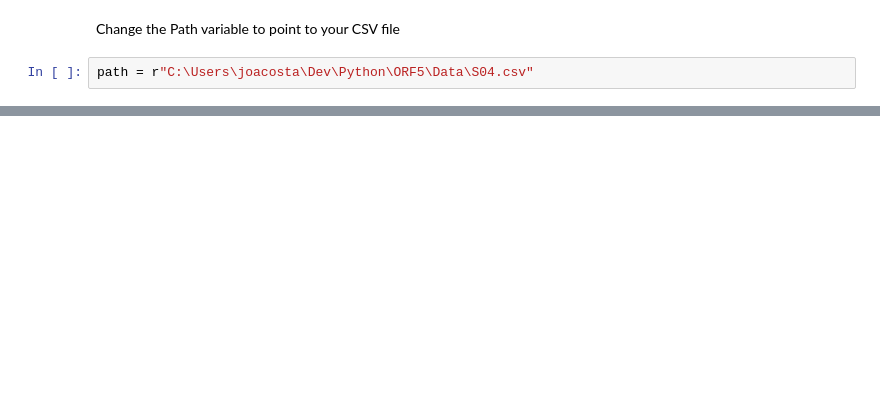
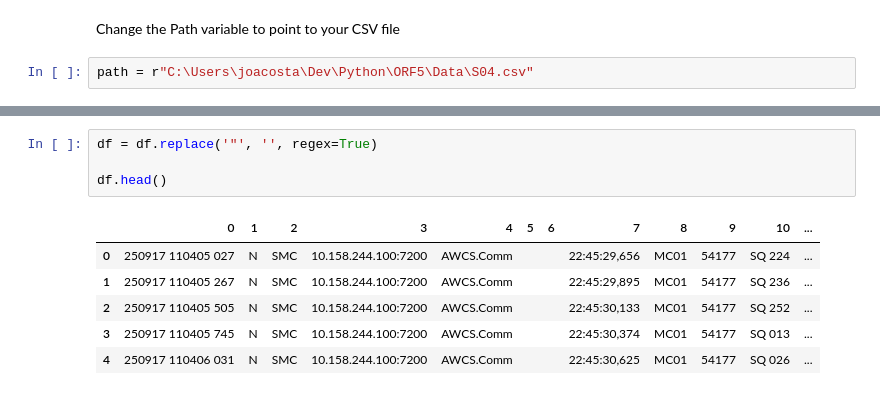
Before and after one commit to codesonicx/Amazon_ORF5_Analytics, a Jupyter notebook: S04_Check.ipynb, the cells around one changed output, grey strips where cells are left out. Drawn from its saved outputs; the diff is of its cells as text; blank space fills up the shorter version.

```diff
--- a/S04_Check.ipynb
+++ b/S04_Check.ipynb
@@ -32,3 +29,14 @@ df.head()
 | 2 | "250917 110405 505" | "N" | "SMC" | "10.158.244.100:7200" | "AWCS.Comm" | "" | "" | "22:45:30,133 | MC01 | 54177 | SQ 252 | ... |
 | 3 | "250917 110405 745" | "N" | "SMC" | "10.158.244.100:7200" | "AWCS.Comm" | "" | "" | "22:45:30,374 | MC01 | 54177 | SQ 013 | ... |
 | 4 | "250917 110406 031" | "N" | "SMC" | "10.158.244.100:7200" | "AWCS.Comm" | "" | "" | "22:45:30,625 | MC01 | 54177 | SQ 026 | ... |
+# %%
+df = df.replace('"', '', regex=True)
+
+df.head()
+# %% [output]
+|  | 0 | 1 | 2 | 3 | 4 | 5 | 6 | 7 | 8 | 9 | 10 | ... |
+| 0 | 250917 110405 027 | N | SMC | 10.158.244.100:7200 | AWCS.Comm |  |  | 22:45:29,656 | MC01 | 54177 | SQ 224 | ... |
+| 1 | 250917 110405 267 | N | SMC | 10.158.244.100:7200 | AWCS.Comm |  |  | 22:45:29,895 | MC01 | 54177 | SQ 236 | ... |
+| 2 | 250917 110405 505 | N | SMC | 10.158.244.100:7200 | AWCS.Comm |  |  | 22:45:30,133 | MC01 | 54177 | SQ 252 | ... |
+| 3 | 250917 110405 745 | N | SMC | 10.158.244.100:7200 | AWCS.Comm |  |  | 22:45:30,374 | MC01 | 54177 | SQ 013 | ... |
+| 4 | 250917 110406 031 | N | SMC | 10.158.244.100:7200 | AWCS.Comm |  |  | 22:45:30,625 | MC01 | 54177 | SQ 026 | ... |
```
Also changed, not shown: parts of 21 cells of this notebook.
